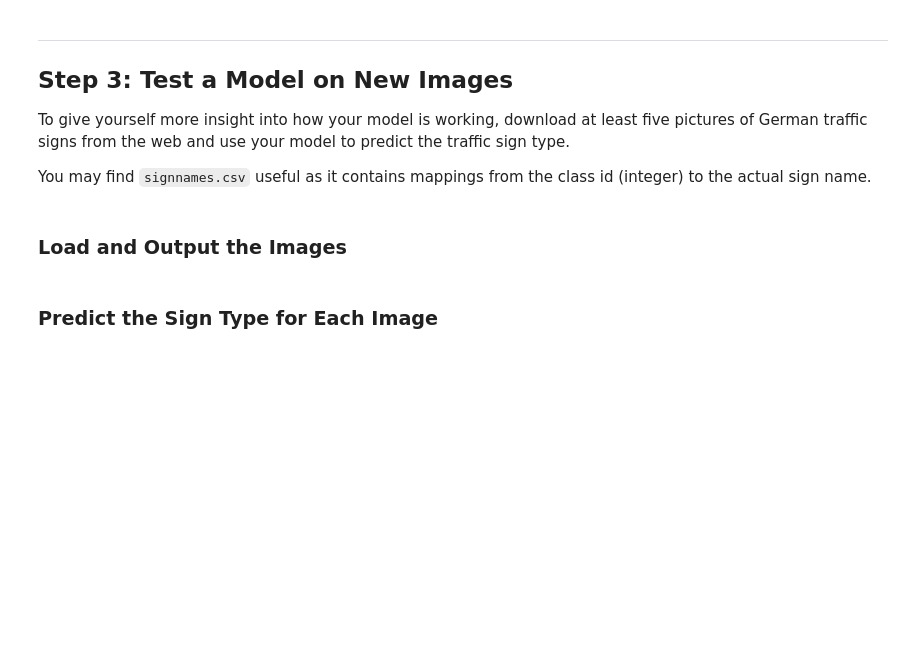
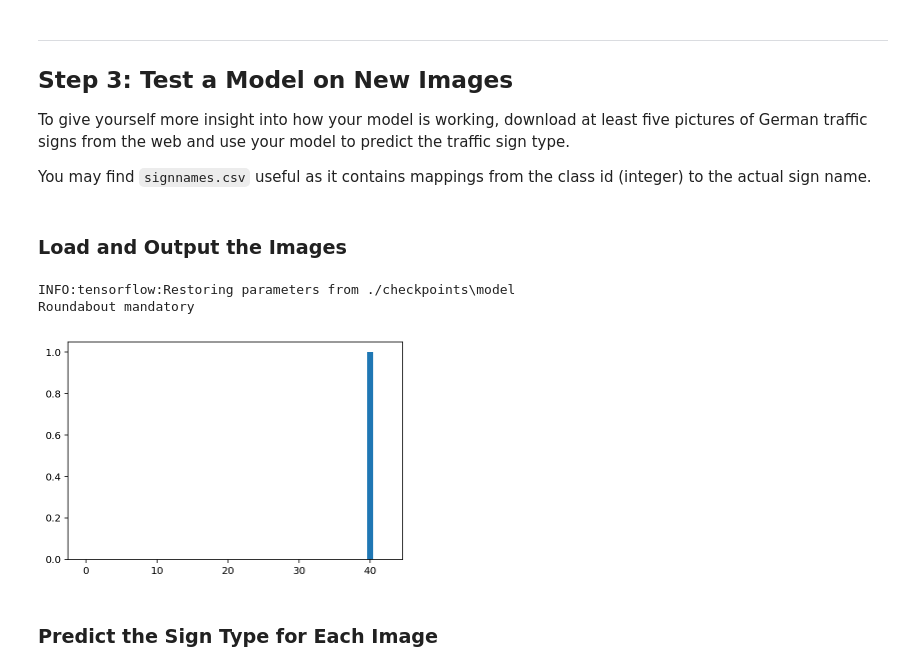
Before and after one commit to falangjoe/self-driving, a Jupyter notebook: CarND-Traffic-Sign-Classifier-Project/Traffic_Sign_Classifier.ipynb, the cells around one changed output. Drawn from its saved outputs; the diff is of its cells as text; code cells hidden in the pictures; blank space fills up the shorter version.

```diff
--- a/CarND-Traffic-Sign-Classifier-Project/Traffic_Sign_Classifier.ipynb
+++ b/CarND-Traffic-Sign-Classifier-Project/Traffic_Sign_Classifier.ipynb
@@ -227,9 +232,11 @@ sets imply underfitting. A high accuracy on the training set but low accuracy on
 ### Feel free to use as many code cells as needed.
 
 import tensorflow as tf
+import cv2
 
-EPOCHS = 2
-BATCH_SIZE = 256
+
+EPOCHS = 10
+BATCH_SIZE = 64
 rate = 0.001
 
 X = tf.placeholder(tf.uint8, (None, None, None, 3))
@@ -300,13 +307,17 @@ def train_model(X_data,Y_data):
             break
 
 
-def run_model(image):
+def run_model(file):
+
+    image = cv2.imread(file)
+    image = cv2.resize(image, (32, 32),interpolation = cv2.INTER_CUBIC)
+
     sess = tf.get_default_session()
 
     sess.run(iterator.make_initializer(dataset_valid),feed_dict={X: [image], Y: [0]})
     class_probabilities, class_prediction  = sess.run([softmax,prediction], feed_dict={keep_prob: 1.0})
 
-    return class_probabilities[0], class_prediction[0]
+    return class_probabilities[0], class_prediction[0], y_name[class_prediction[0]]
 # %%
 saver = tf.train.Saver()
 
@@ -358,6 +375,18 @@ You may find `signnames.csv` useful as it contains mappings from the class id (i
 # %%
 ### Load the images and plot them here.
 ### Feel free to use as many code cells as needed.
+with tf.Session() as sess:
+    saver.restore(sess, tf.train.latest_checkpoint('./checkpoints'))
+    probs, pred, text = run_model('./internet_images/example9.jpg')
+    print(text)
+    x_pos = np.arange(len(probs))
+    y_pos = probs
+    plt.bar(x_pos,y_pos, align='center')
+    plt.show()
+# %% [output]
+INFO:tensorflow:Restoring parameters from ./checkpoints\model
+Roundabout mandatory
+[figure, added]
 # %% [markdown]
 ### Predict the Sign Type for Each Image
 # %%
```
Also changed, not shown: parts of 2 cells of this notebook.
